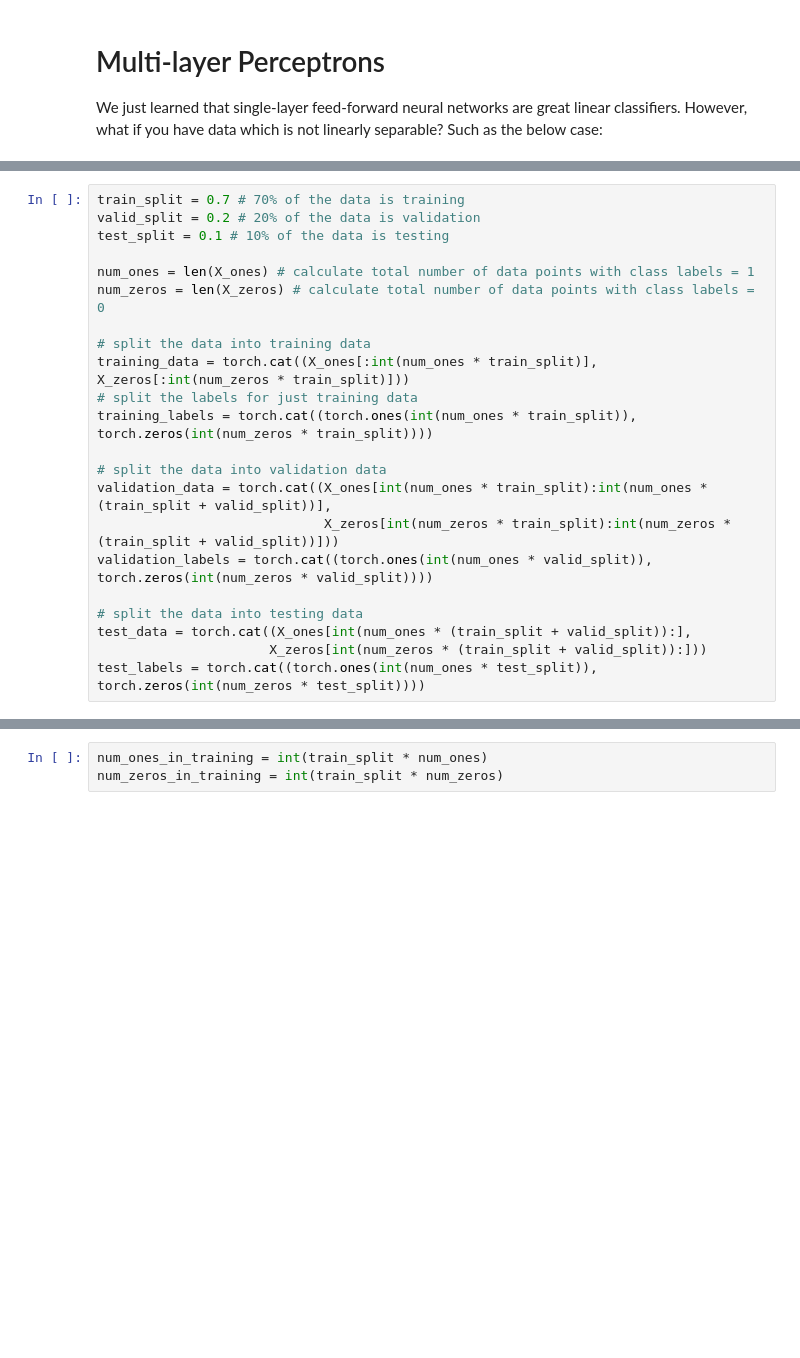
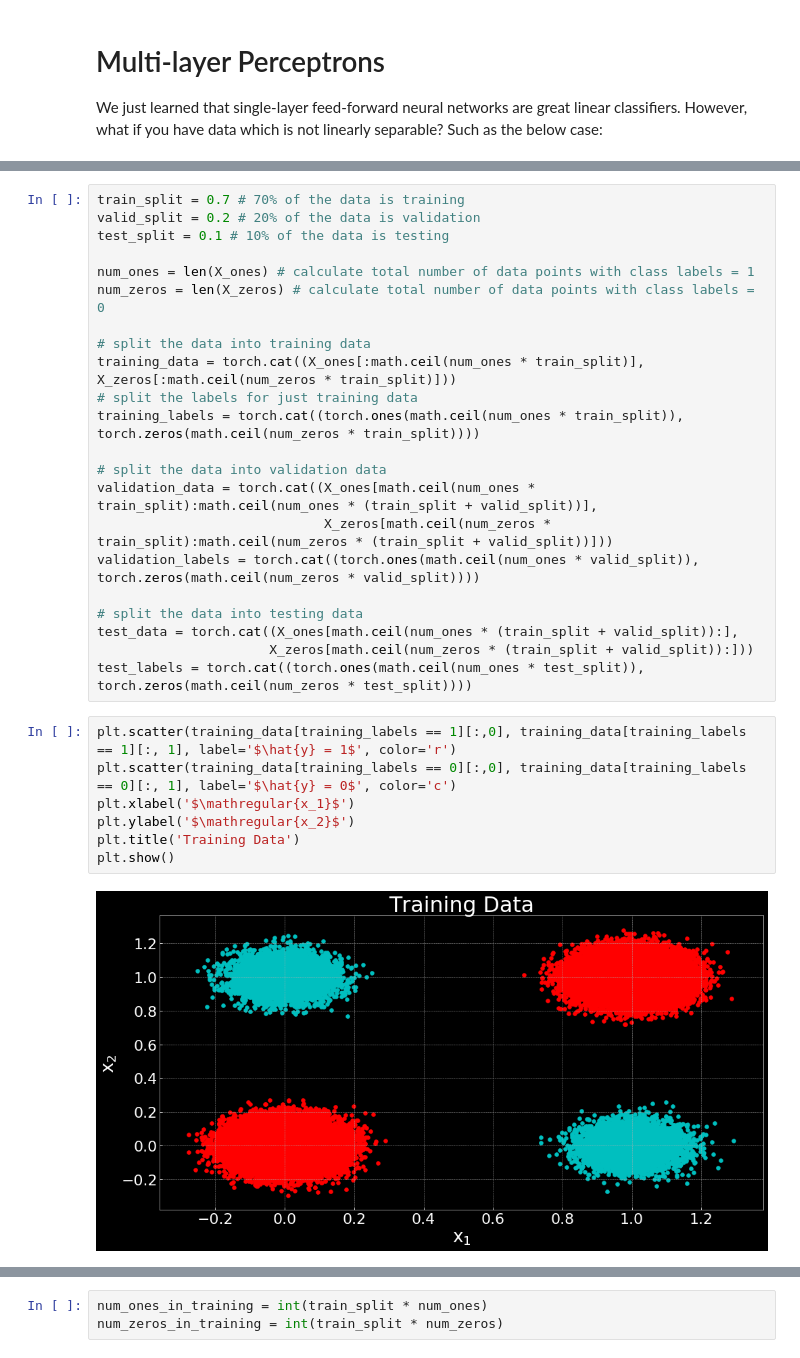
Before and after one commit to AWildridge/cms-machinelearning-notebooks, a Jupyter notebook: Lab 4 - Neural Networks.ipynb, the cells around one changed output, grey strips where cells are left out. Cells and saved outputs as stored; diff of their text form; blank space fills up the shorter version.

```diff
--- a/Lab 4 - Neural Networks.ipynb
+++ b/Lab 4 - Neural Networks.ipynb
@@ -426,16 +425,25 @@ num_ones = len(X_ones) # calculate total number of data points with class labels
 num_zeros = len(X_zeros) # calculate total number of data points with class labels = 0
 
 # split the data into training data
-training_data = torch.cat((X_ones[:int(num_ones * train_split)], X_zeros[:int(num_zeros * train_split)]))
+training_data = torch.cat((X_ones[:math.ceil(num_ones * train_split)], X_zeros[:math.ceil(num_zeros * train_split)]))
 # split the labels for just training data
-training_labels = torch.cat((torch.ones(int(num_ones * train_split)), torch.zeros(int(num_zeros * train_split))))
+training_labels = torch.cat((torch.ones(math.ceil(num_ones * train_split)), torch.zeros(math.ceil(num_zeros * train_split))))
 
 # split the data into validation data
-validation_data = torch.cat((X_ones[int(num_ones * train_split):int(num_ones * (train_split + valid_split))],
-                             X_zeros[int(num_zeros * train_split):int(num_zeros * (train_split + valid_split))]))
-validation_labels = torch.cat((torch.ones(int(num_ones * valid_split)), torch.zeros(int(num_zeros * valid_split))))
+validation_data = torch.cat((X_ones[math.ceil(num_ones * train_split):math.ceil(num_ones * (train_split + valid_split))],
+                             X_zeros[math.ceil(num_zeros * train_split):math.ceil(num_zeros * (train_split + valid_split))]))
+validation_labels = torch.cat((torch.ones(math.ceil(num_ones * valid_split)), torch.zeros(math.ceil(num_zeros * valid_split))))
 
 # split the data into testing data
-test_data = torch.cat((X_ones[int(num_ones * (train_split + valid_split)):],
-                      X_zeros[int(num_zeros * (train_split + valid_split)):]))
-test_labels = torch.cat((torch.ones(int(num_ones * test_split)), torch.zeros(int(num_zeros * test_split))))
+test_data = torch.cat((X_ones[math.ceil(num_ones * (train_split + valid_split)):],
+                      X_zeros[math.ceil(num_zeros * (train_split + valid_split)):]))
+test_labels = torch.cat((torch.ones(math.ceil(num_ones * test_split)), torch.zeros(math.ceil(num_zeros * test_split))))
+# %%
+plt.scatter(training_data[training_labels == 1][:,0], training_data[training_labels == 1][:, 1], label='$\hat{y} = 1$', color='r')
+plt.scatter(training_data[training_labels == 0][:,0], training_data[training_labels == 0][:, 1], label='$\hat{y} = 0$', color='c')
+plt.xlabel('$\mathregular{x_1}$')
+plt.ylabel('$\mathregular{x_2}$')
+plt.title('Training Data')
+plt.show()
+# %% [output]
+[figure, added]
```
Also changed, not shown: parts of 71 cells of this notebook, 2 other files.
